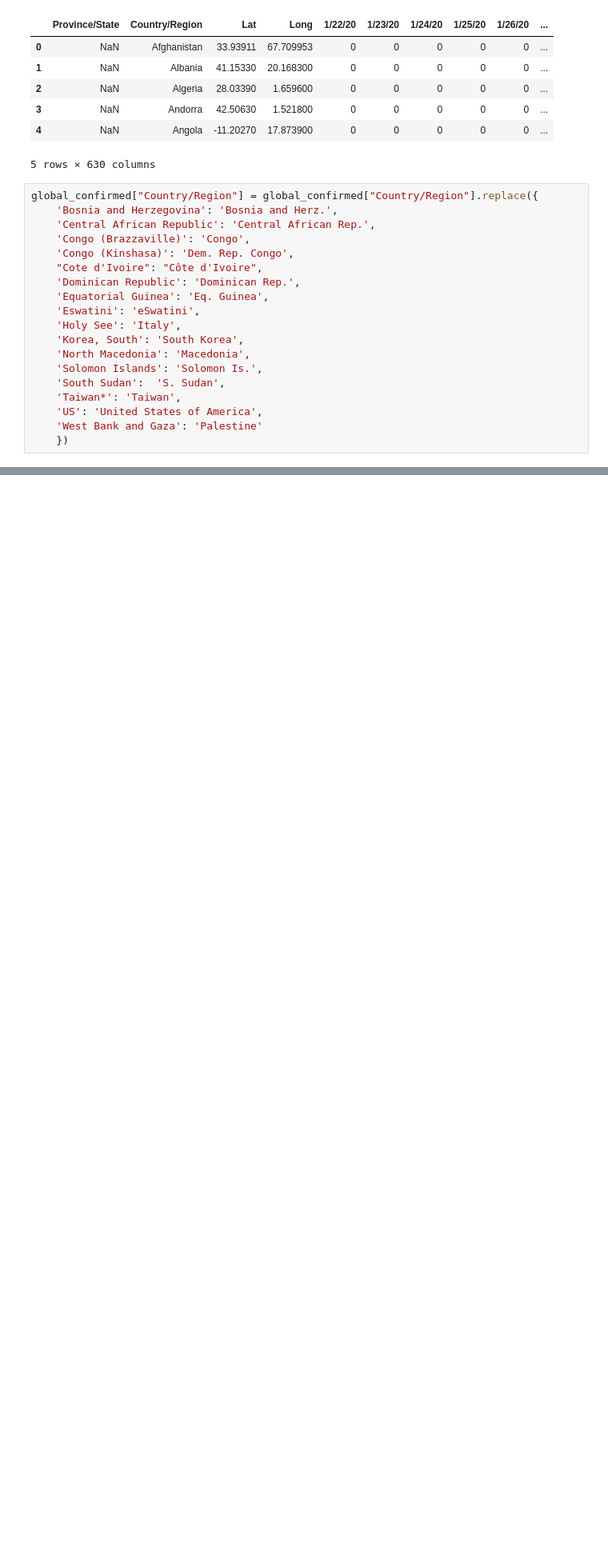
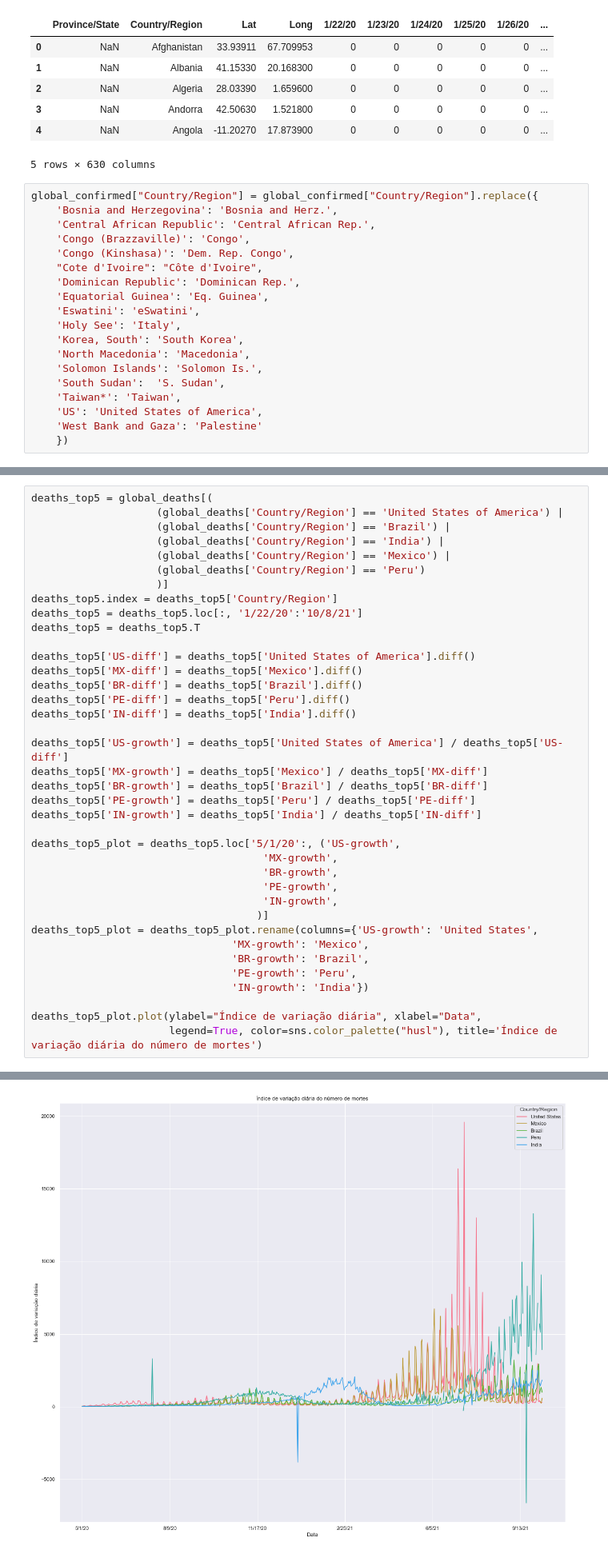
Before and after one commit to victoriaegandolfi/covidDataViz, a Jupyter notebook: covidDataViz.ipynb, the cells around one changed output, grey strips where cells are left out. Shown: that part at 80% size. Saved outputs shown, nothing was run; the diff lists cells and outputs as text; blank space fills up the shorter version.

```diff
--- a/covidDataViz.ipynb
+++ b/covidDataViz.ipynb
@@ -145,0 +160,39 @@ plt.show()
+# %%
+deaths_top5 = global_deaths[(
+                    (global_deaths['Country/Region'] == 'United States of America') |
+                    (global_deaths['Country/Region'] == 'Brazil') |
+                    (global_deaths['Country/Region'] == 'India') |
+                    (global_deaths['Country/Region'] == 'Mexico') |
+                    (global_deaths['Country/Region'] == 'Peru')
+                    )]
+deaths_top5.index = deaths_top5['Country/Region']
+deaths_top5 = deaths_top5.loc[:, '1/22/20':'10/8/21']
+deaths_top5 = deaths_top5.T
+
+deaths_top5['US-diff'] = deaths_top5['United States of America'].diff()
+deaths_top5['MX-diff'] = deaths_top5['Mexico'].diff()
+deaths_top5['BR-diff'] = deaths_top5['Brazil'].diff()
+deaths_top5['PE-diff'] = deaths_top5['Peru'].diff()
+deaths_top5['IN-diff'] = deaths_top5['India'].diff()
+
+deaths_top5['US-growth'] = deaths_top5['United States of America'] / deaths_top5['US-diff']
+deaths_top5['MX-growth'] = deaths_top5['Mexico'] / deaths_top5['MX-diff']
+deaths_top5['BR-growth'] = deaths_top5['Brazil'] / deaths_top5['BR-diff']
+deaths_top5['PE-growth'] = deaths_top5['Peru'] / deaths_top5['PE-diff']
+deaths_top5['IN-growth'] = deaths_top5['India'] / deaths_top5['IN-diff']
+
+deaths_top5_plot = deaths_top5.loc['5/1/20':, ('US-growth',
+                                     'MX-growth',
+                                     'BR-growth',
+                                     'PE-growth',
+                                     'IN-growth',
+                                    )]
+deaths_top5_plot = deaths_top5_plot.rename(columns={'US-growth': 'United States',
+                                'MX-growth': 'Mexico',
+                                'BR-growth': 'Brazil',
+                                'PE-growth': 'Peru',
+                                'IN-growth': 'India'})
+
+deaths_top5_plot.plot(ylabel="Índice de variação diária", xlabel="Data",
+                      legend=True, color=sns.color_palette("husl"), title='Índice de variação diária do número de mortes')
+# %% [output]
@@ -145,0 +200 @@ plt.show()
+[figure, added]
```
Also changed, not shown: parts of 7 cells of this notebook.
